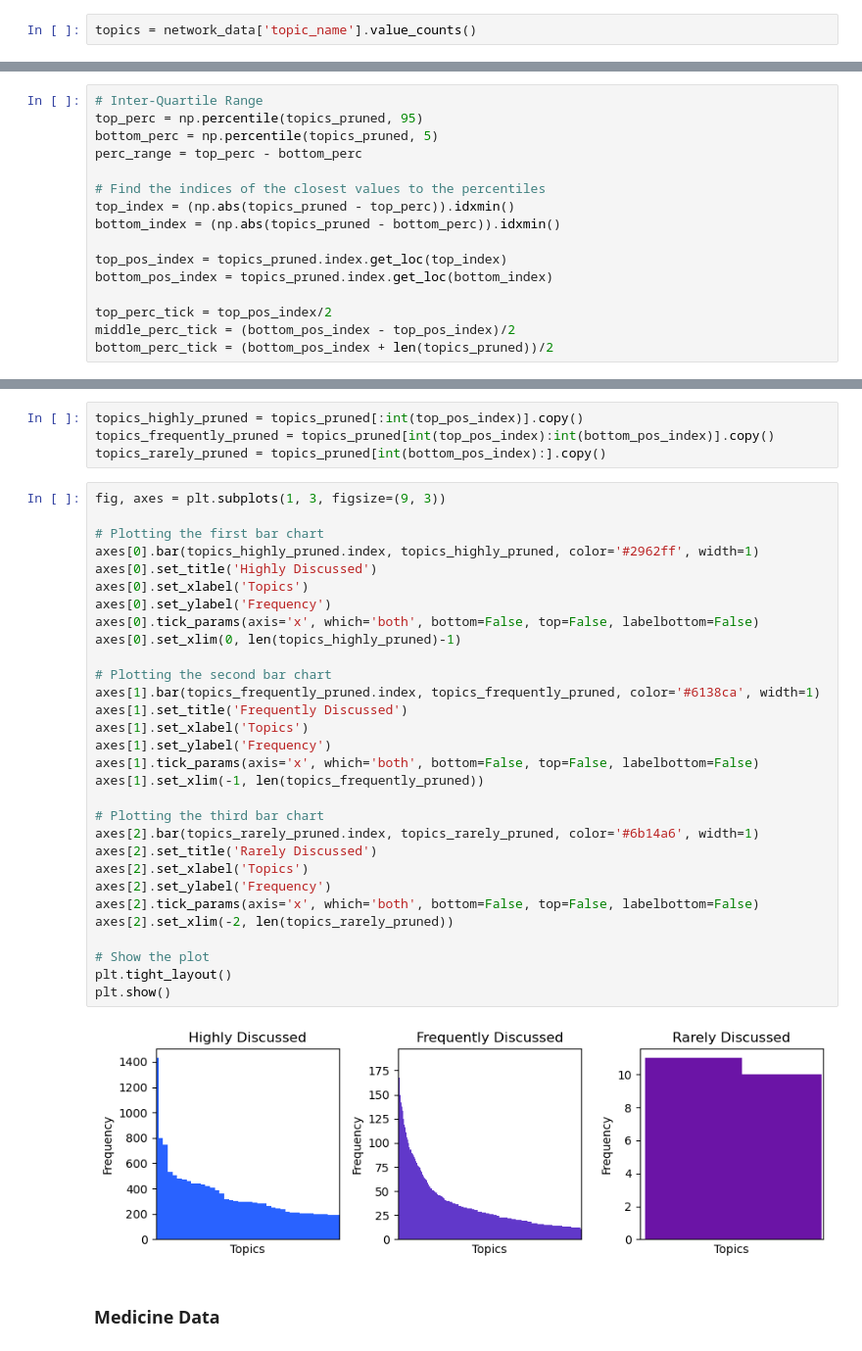
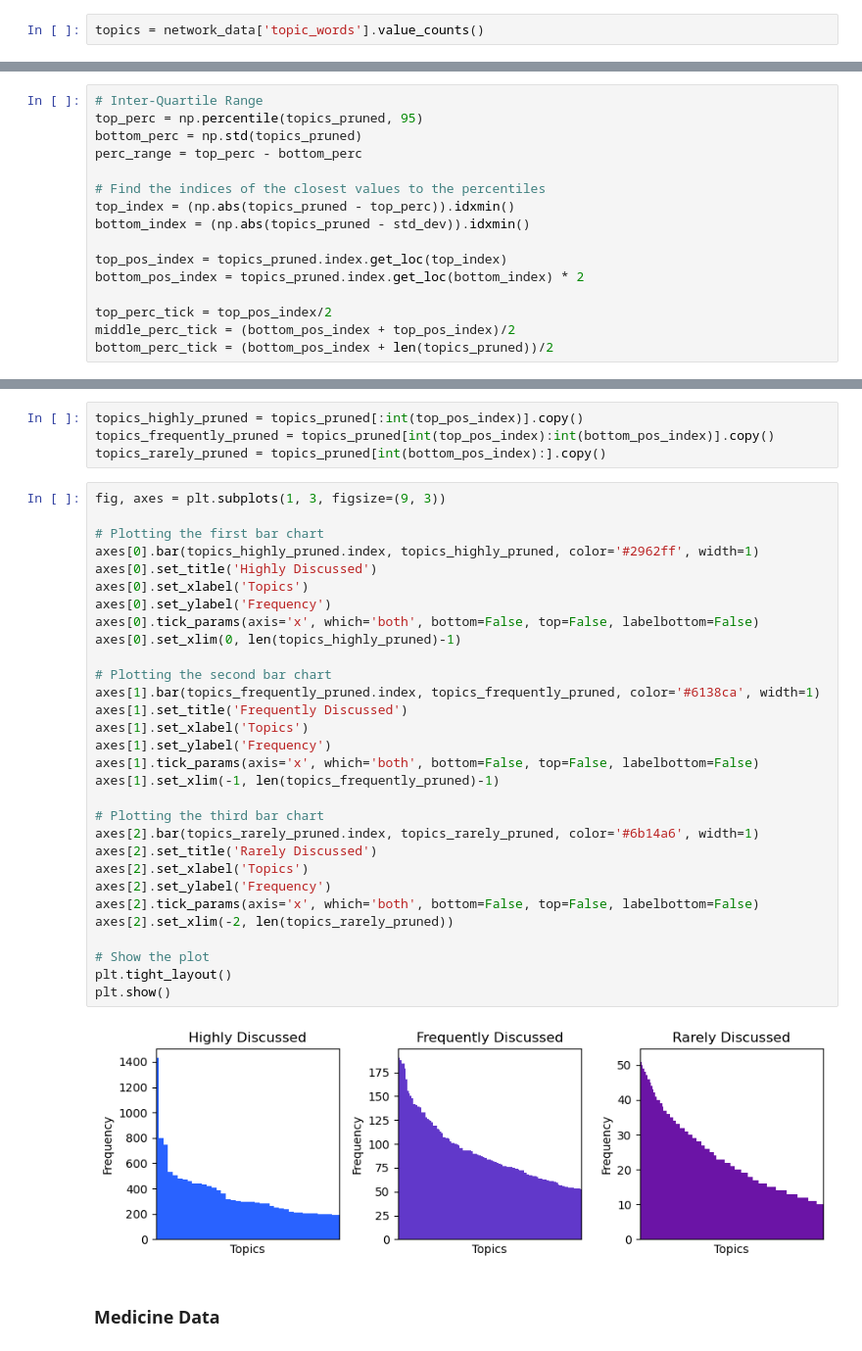
Before and after one commit to janthonas/Vaccine-Tweet-Modelling, a Jupyter notebook: data_analysis/Topic Analysis.ipynb, the cells around one changed output, grey strips where cells are left out. Shown: that part at 98% size. Cells and saved outputs as stored; diff of their text form.

Commit message:
added topic analysis

```diff
--- a/data_analysis/Topic Analysis.ipynb
+++ b/data_analysis/Topic Analysis.ipynb
@@ -15,22 +15,22 @@ media_data = pd.read_csv('../labelled_data/pruned_topic_labelled_media_users.csv
 # %% [markdown]
 ### Network Data
 # %%
-topics = network_data['topic_name'].value_counts()
+topics = network_data['topic_words'].value_counts()
 # %%
 topics_pruned = topics[1:].copy()
 # %%
 # Inter-Quartile Range
 top_perc = np.percentile(topics_pruned, 95)
-bottom_perc = np.percentile(topics_pruned, 5)
+bottom_perc = np.std(topics_pruned)
 perc_range = top_perc - bottom_perc
 
 # Find the indices of the closest values to the percentiles
 top_index = (np.abs(topics_pruned - top_perc)).idxmin()
-bottom_index = (np.abs(topics_pruned - bottom_perc)).idxmin()
+bottom_index = (np.abs(topics_pruned - std_dev)).idxmin()
 
 top_pos_index = topics_pruned.index.get_loc(top_index)
-bottom_pos_index = topics_pruned.index.get_loc(bottom_index)
+bottom_pos_index = topics_pruned.index.get_loc(bottom_index) * 2
 
 top_perc_tick = top_pos_index/2
-middle_perc_tick = (bottom_pos_index - top_pos_index)/2
+middle_perc_tick = (bottom_pos_index + top_pos_index)/2
 bottom_perc_tick = (bottom_pos_index + len(topics_pruned))/2
@@ -70,35 +79,35 @@ topics_rarely_pruned = topics_pruned[int(bottom_pos_index):].copy()
 # %%
 fig, axes = plt.subplots(1, 3, figsize=(9, 3))
 
 # Plotting the first bar chart
 axes[0].bar(topics_highly_pruned.index, topics_highly_pruned, color='#2962ff', width=1)
 axes[0].set_title('Highly Discussed')
 axes[0].set_xlabel('Topics')
 axes[0].set_ylabel('Frequency')
 axes[0].tick_params(axis='x', which='both', bottom=False, top=False, labelbottom=False)
 axes[0].set_xlim(0, len(topics_highly_pruned)-1)
 
 # Plotting the second bar chart
 axes[1].bar(topics_frequently_pruned.index, topics_frequently_pruned, color='#6138ca', width=1)
 axes[1].set_title('Frequently Discussed')
 axes[1].set_xlabel('Topics')
 axes[1].set_ylabel('Frequency')
 axes[1].tick_params(axis='x', which='both', bottom=False, top=False, labelbottom=False)
-axes[1].set_xlim(-1, len(topics_frequently_pruned))
+axes[1].set_xlim(-1, len(topics_frequently_pruned)-1)
 
 # Plotting the third bar chart
 axes[2].bar(topics_rarely_pruned.index, topics_rarely_pruned, color='#6b14a6', width=1)
 axes[2].set_title('Rarely Discussed')
 axes[2].set_xlabel('Topics')
 axes[2].set_ylabel('Frequency')
 axes[2].tick_params(axis='x', which='both', bottom=False, top=False, labelbottom=False)
 axes[2].set_xlim(-2, len(topics_rarely_pruned))
 
 # Show the plot
 plt.tight_layout()
 plt.show()
 # %% [output]
-[figure, old version]
+[figure, new version]
 # %% [markdown]
 ### Medicine Data
 # %%
```
Also changed, not shown: parts of 18 cells of this notebook.
